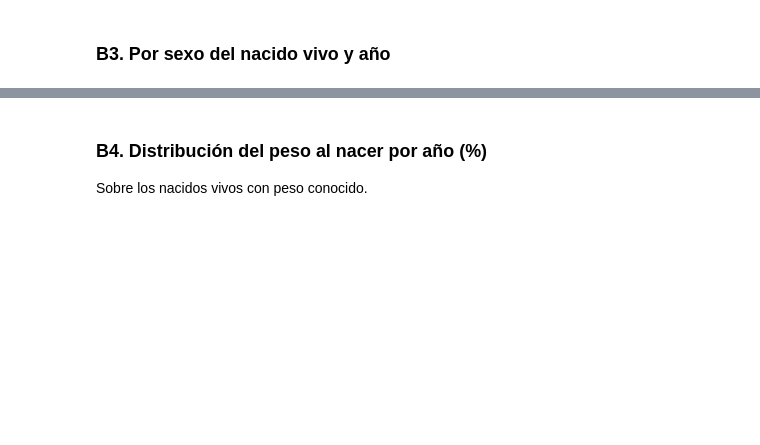
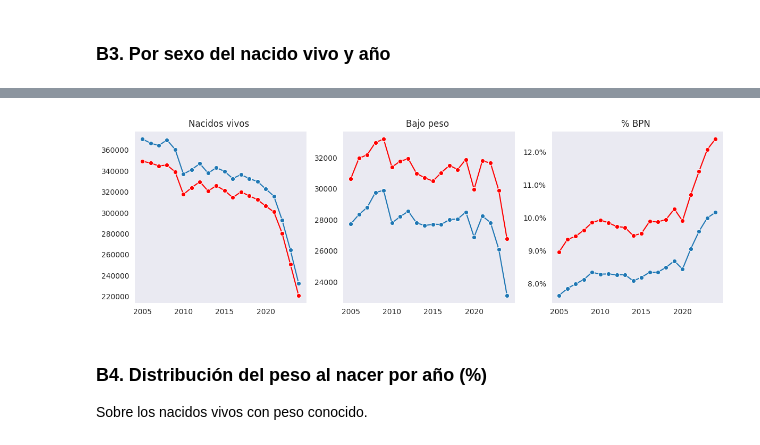
Before and after one commit to IntegralIndefinida/BPN, a Jupyter notebook: v1/bajo_peso_al_nacer.ipynb, the cells around one changed output, grey strips where cells are left out. Cells and saved outputs as stored; diff of their text form; code cells hidden in the pictures; blank space fills up the shorter version.

```diff
--- a/bajo_peso_al_nacer.ipynb
+++ b/v1/bajo_peso_al_nacer.ipynb
@@ -135,10 +119,8 @@ dep_ancho.round(2)
 ### B3. Por sexo del nacido vivo y año
 # %%
 sx = resumen(["anio", "sexo"])
-sx = sx[sx.sexo.isin(["Hombre", "Mujer"])].assign(sexo=lambda d: d.sexo.astype(str))
 sx = sx.pivot(index="anio", columns="sexo", values=["nacidos_vivos", "bpn_n", "pct_bpn"])
 nombres = {"nacidos_vivos": "Nacidos vivos", "bpn_n": "Bajo peso", "pct_bpn": "% BPN"}
 plural = {"Hombre": "Hombres", "Mujer": "Mujeres"}
 columnas_sexo = [(v, s) for s in plural for v in nombres]
 sx = sx[columnas_sexo].set_axis([f"{nombres[v]} - {plural[s]}" for v, s in columnas_sexo], axis=1).reset_index()
-sx.round(2)
@@ -163,3 +127,24 @@ sx.round(2)
+# %%
+import matplotlib.ticker as mtick
+cols = [c for c in sx.columns if c != "anio"]
+cols_h = cols[:3]
+cols_m = cols[3:]
+
+fig, axes = plt.subplots(1, 3, figsize=(12, 4), sharex=True, sharey="col")
+
+for ax, col_h, col_m in zip(axes.flat, cols_h, cols_m):
+    sns.lineplot(data=sx, x="anio", y=col_h, marker="o", ax=ax)
+    sns.lineplot(data=sx, x="anio", y=col_m, marker="o", ax=ax, c='red')
+    ax.set_title(col_m.split('-')[0])
+    ax.set_xlabel("")
+    ax.set_ylabel("")
+    if '%' in col_m:
+        ax.yaxis.set_major_formatter(mtick.PercentFormatter(xmax=100))
+
+fig.tight_layout()
+plt.show()
+# %% [output]
+[figure, added]
 # %% [markdown]
 ### B4. Distribución del peso al nacer por año (%)
 
```
Also changed, not shown: parts of 12 cells of this notebook.
